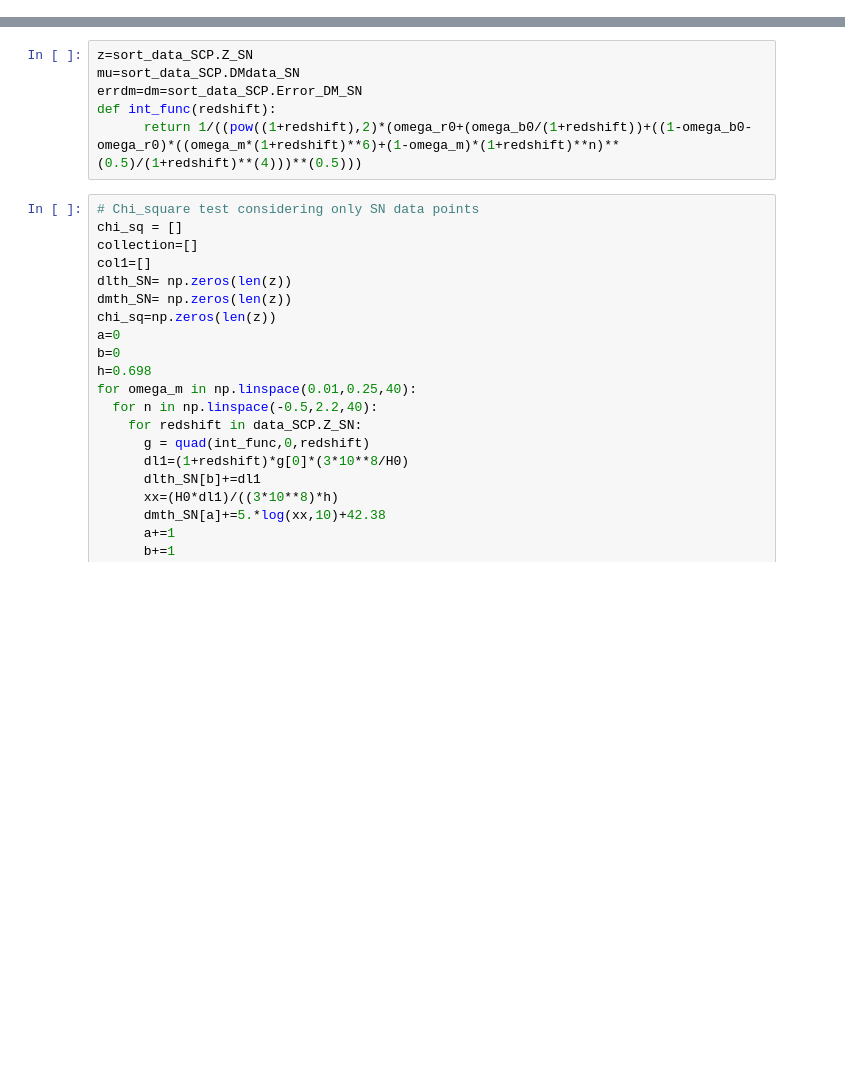
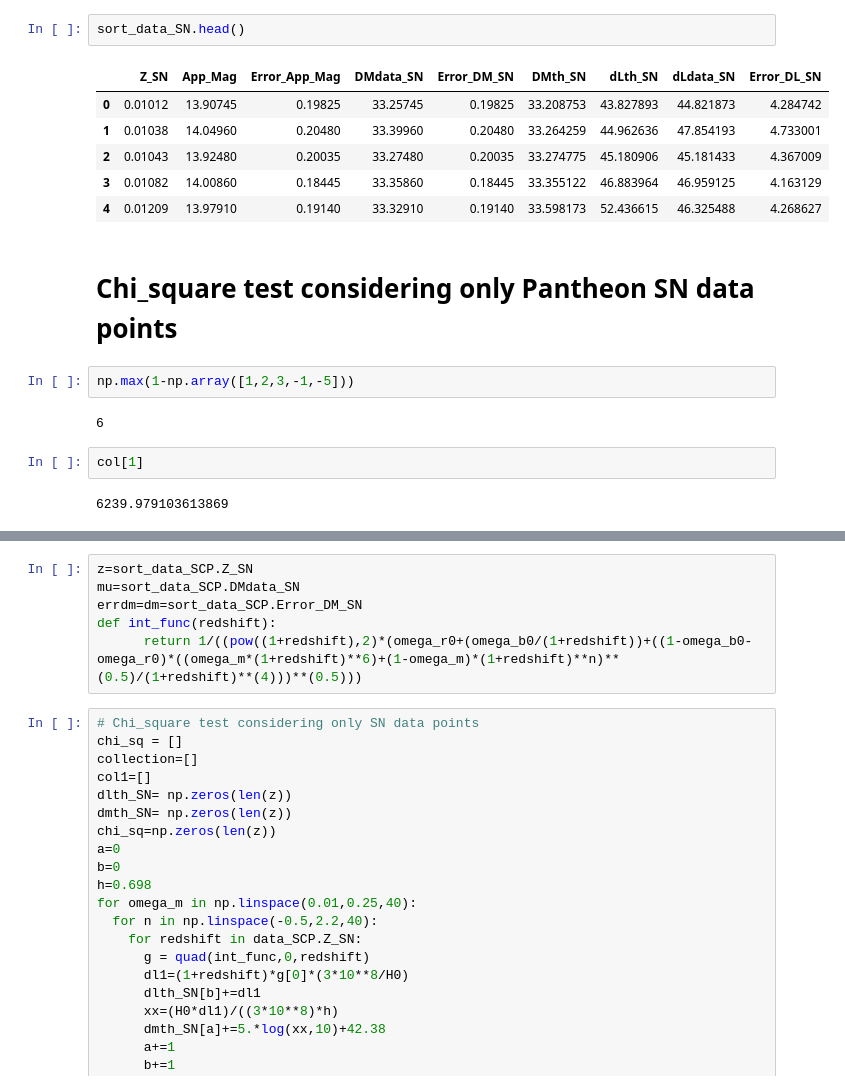
Before and after one commit to AshleyChraya/HubbleConstant-ConstraintsForVCG, a Jupyter notebook: Python Codes/Pantheon.ipynb, the cells around one changed output, grey strips where cells are left out. Cells and saved outputs as stored; diff of their text form; blank space fills up the shorter version.

```diff
--- a/Python Codes/Pantheon.ipynb
+++ b/Python Codes/Pantheon.ipynb
@@ -196,0 +163,19 @@ Wall time: 11 µs
+# %%
+sort_data_SN.head()
+# %% [output]
+|  | Z_SN | App_Mag | Error_App_Mag | DMdata_SN | Error_DM_SN | DMth_SN | dLth_SN | dLdata_SN | Error_DL_SN |
+| 0 | 0.01012 | 13.90745 | 0.19825 | 33.25745 | 0.19825 | 33.208753 | 43.827893 | 44.821873 | 4.284742 |
+| 1 | 0.01038 | 14.04960 | 0.20480 | 33.39960 | 0.20480 | 33.264259 | 44.962636 | 47.854193 | 4.733001 |
+| 2 | 0.01043 | 13.92480 | 0.20035 | 33.27480 | 0.20035 | 33.274775 | 45.180906 | 45.181433 | 4.367009 |
+| 3 | 0.01082 | 14.00860 | 0.18445 | 33.35860 | 0.18445 | 33.355122 | 46.883964 | 46.959125 | 4.163129 |
+| 4 | 0.01209 | 13.97910 | 0.19140 | 33.32910 | 0.19140 | 33.598173 | 52.436615 | 46.325488 | 4.268627 |
+# %% [markdown]
+# Chi_square test considering only Pantheon SN data points
+# %%
+np.max(1-np.array([1,2,3,-1,-5]))
+# %% [output]
+6
+# %%
+col[1]
+# %% [output]
+6239.979103613869
```
Also changed, not shown: parts of 25 cells of this notebook, 50 other files.
